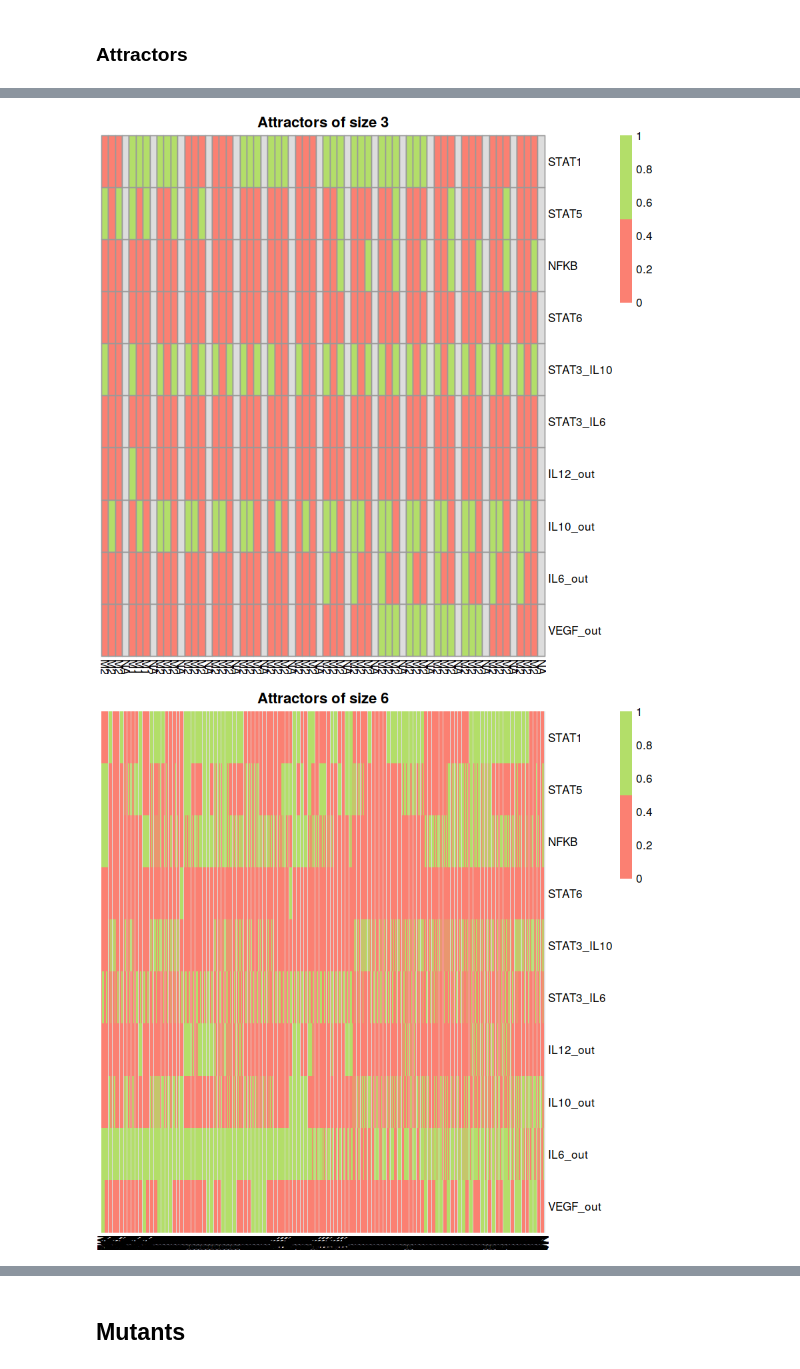
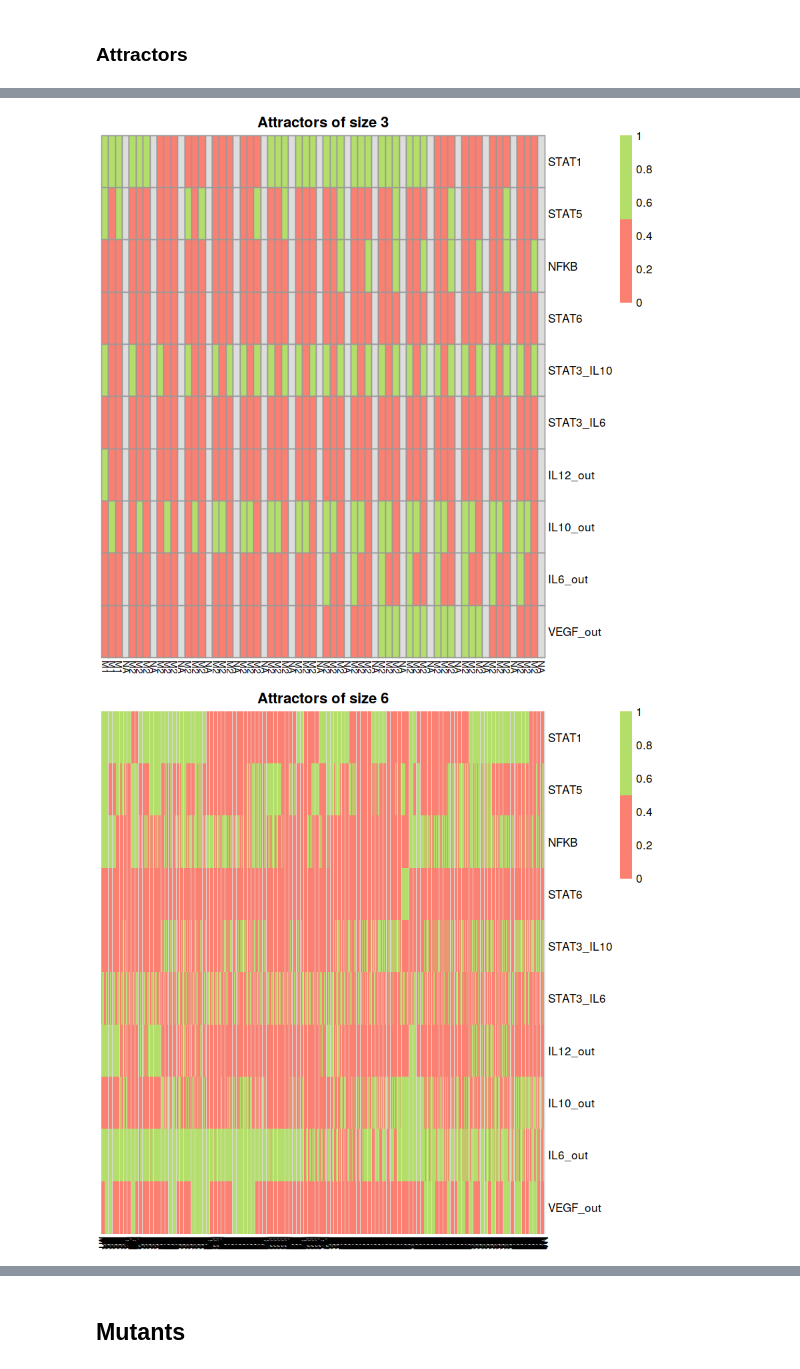
Before and after one commit to Laboratorio-de-Biologia-Computacional/Macrophage_Differentiation, a Jupyter notebook: MP_network.ipynb, the cells around one changed output, grey strips where cells are left out. Cells and saved outputs as stored; diff of their text form; code cells hidden in the pictures.

Commit message:
mejora imagenes

```diff
--- a/MP_network.ipynb
+++ b/MP_network.ipynb
@@ -44,10 +44,10 @@ net <- loadNetwork(file = "data/MP_reduced_network.csv")
 lab <- read.csv("data/MP_label_rules.csv")
 env <- read.csv("data/MP_environment.csv")
 
-replace.labels <- list('bM1M2'='M1M2', 'M1/M1M2/NoLabel'='M1M2/NoLabel', 'il6/M0/M2/M2c'='M2c', 'il6/M0/M2/M2b'='M2b',
-                       'il6/M0/M1/M2b'='M2b', 'M1M2/NoLabel'='M1M2/NoLabel', 'M1M2/M1/M1M2'='M1M2', 'il6/M0/M1/M2'='M1M2',
-                       'M1M2/M2/M2d'='M1M2', 'il6/M2b/M2c'='M2', 'M1/NoLabel'='M1/NoLabel', 'M0/M2b/M2c'='M2',
-                       'il6/M2/M2c'='M2c', 'il6/M2/M2b'='M2b', 'il6/M1/M2b'='M1M2', 'il6/M0/M2b'='M2b', 'M1/M2/M2c'='M2c',
+replace.labels <- list('bM1M2'='M1M2', 'M1/M1M2/NoLabel'='M1M2', 'il6/M0/M2/M2c'='M2c', 'il6/M0/M2/M2b'='M2b',
+                       'il6/M0/M1/M2b'='M1M2', 'M1M2/NoLabel'='M1M2', 'M1M2/M1/M1M2'='M1M2', 'il6/M0/M1/M2'='M1M2',
+                       'M1M2/M2/M2d'='M1M2', 'il6/M2b/M2c'='M2', 'M1/NoLabel'='M1M2', 'M0/M2b/M2c'='M2',
+                       'il6/M2/M2c'='M2c', 'il6/M2/M2b'='M2b', 'il6/M1/M2b'='M1M2', 'il6/M0/M2b'='M2b', 'M1/M2/M2c'='M1M2',
                        'M1/M2/M2b'='M2b', 'M0/M2/M2c'='M2c', 'M0/M2/M2b'='M2b', 'M0/M1/M2b'='M1M2', 'il6/M1/M2'='M1M2',
                        'il6/M0/M2'='M2', 'il6/M0/M1'='M1', 'M1M2/M2d'='M1M2', 'M0/M1/M2'='M1M2', 'M2b/M2c'='M2',
                        'M1M2/M2'='M1M2', 'M1M2/M1'='M1M2', 'M1/M1M2'='M1M2', 'il6/M2b'='M2b', 'M2/M2d'='M2d', 'M2/M2a'='M2a',
@@ -71,10 +71,20 @@ simplifyLabel <- function(old, sep='/', mark='*', replace=NULL) {
     new
 }
 
+get.first.state <- function(s, sep='/') {
+    s <- as.character(s)
+    s <- strsplit(s,'/')[[1]]
+    if (length(s)>1) s <- s[[1]]
+    s <- as.integer(s)
+    s
+}
+
+
 plot.heatmap <- function(attr.table, title='', gaps=NULL){
    pheatmap(t(as.matrix( subset(attr.table, select=-label ))),
             labels_col = attr.table[,"label"], main= title,
             color=c('#fb8072','#b3de69'), scale = "none",
+            fontsize_col=8,
             cluster_cols = F, cluster_rows = F,gaps_col = gaps
    )
 }
@@ -133,4 +139,6 @@ attr.table[1000:1005,]
 # %%
+file.wt.attr.pdf <- "images/MP_attractor_all"
+
 # Select key nodes for plotting
 node.subset <- c("STAT1", "STAT5", "NFKB", "STAT6", "STAT3_IL10", "STAT3_IL6", "IL12_out", "IL10_out", "IL6_out", "VEGF_out")
 attr.table.short <- subset(attr.table, select = c("attractor","label","state", node.subset) )
@@ -146,10 +154,13 @@ for (n in 1:max(attr.table$attractor)) {
 }
 attrs <- unique(attrs)
 
+
 for (n in c(1,2,3,6)) {
     attrs_f <- Filter(function(x) (nrow(x))-1==n, attrs)
     attrs_f <- bind_rows(attrs_f)
     title = paste(c('Attractors of size ',n), collapse='')
-    plot.heatmap(attrs_f, title=title, gaps=NULL)
+    #pdf( paste(c(file.wt.attr.pdf,as.character(n),'.pdf'),collapse='') )
+    plot.heatmap(attrs_f, title=title)
+    #dev.off()
 }
 # %% [output]
@@ -158,2 +169,2 @@ for (n in c(1,2,3,6)) {
-[figure, old version]
+[figure, new version]
-[figure, old version]
+[figure, new version]
```
Also changed, not shown: parts of 10 cells of this notebook, 24 other files.
